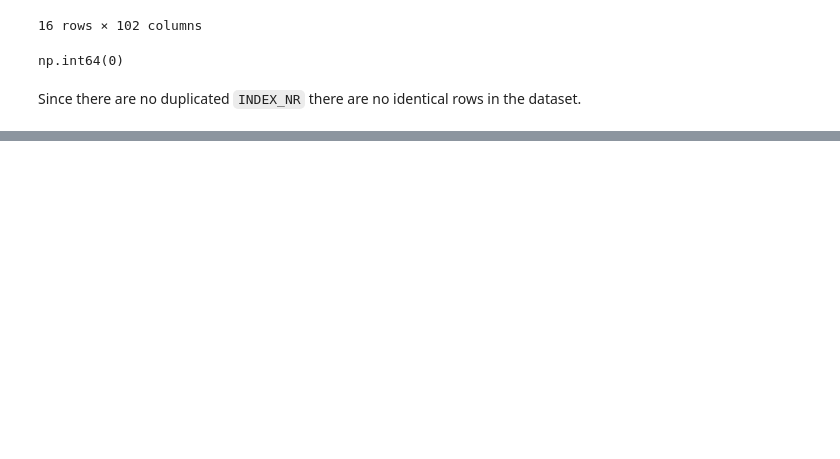
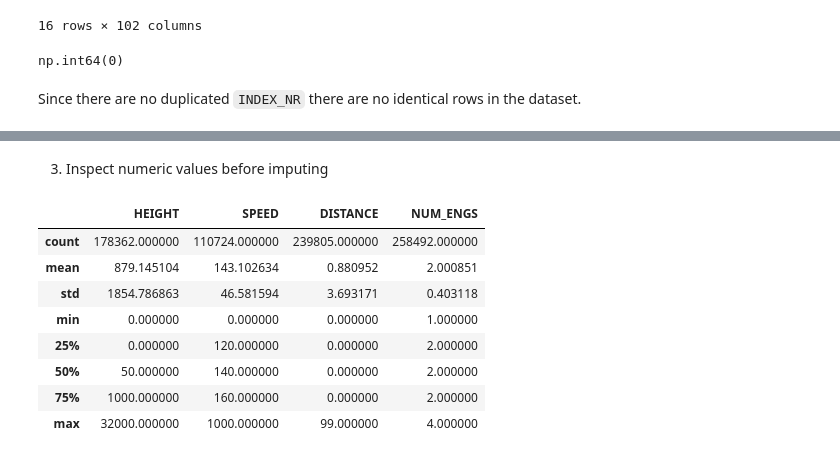
Before and after one commit to annasehgal/final-project-tech-68, a Jupyter notebook: Anna_TECH_68_Machine_learning_for_business_in_Python.ipynb, the cells around one changed output, grey strips where cells are left out. Saved outputs shown, nothing was run; the diff lists cells and outputs as text; code cells hidden in the pictures; blank space fills up the shorter version.

```diff
--- a/Anna_TECH_68_Machine_learning_for_business_in_Python.ipynb
+++ b/Anna_TECH_68_Machine_learning_for_business_in_Python.ipynb
@@ -219,0 +383,14 @@ dtype: int64
+# %% [markdown]
+3. Inspect numeric values before imputing
+# %%
+X[["HEIGHT", "SPEED", "DISTANCE", "NUM_ENGS"]].describe()
+# %% [output]
+|  | HEIGHT | SPEED | DISTANCE | NUM_ENGS |
+| count | 178362.000000 | 110724.000000 | 239805.000000 | 258492.000000 |
+| mean | 879.145104 | 143.102634 | 0.880952 | 2.000851 |
+| std | 1854.786863 | 46.581594 | 3.693171 | 0.403118 |
+| min | 0.000000 | 0.000000 | 0.000000 | 1.000000 |
+| 25% | 0.000000 | 120.000000 | 0.000000 | 2.000000 |
+| 50% | 50.000000 | 140.000000 | 0.000000 | 2.000000 |
+| 75% | 1000.000000 | 160.000000 | 0.000000 | 2.000000 |
+| max | 32000.000000 | 1000.000000 | 99.000000 | 4.000000 |
```
Also changed, not shown: parts of 32 cells of this notebook.
